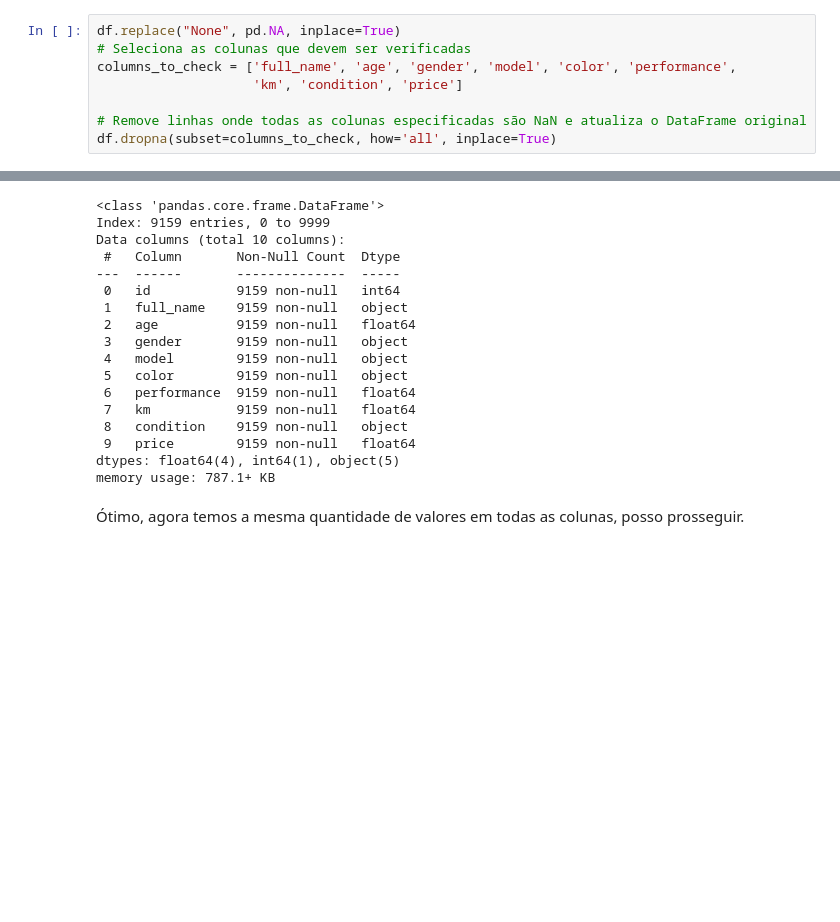
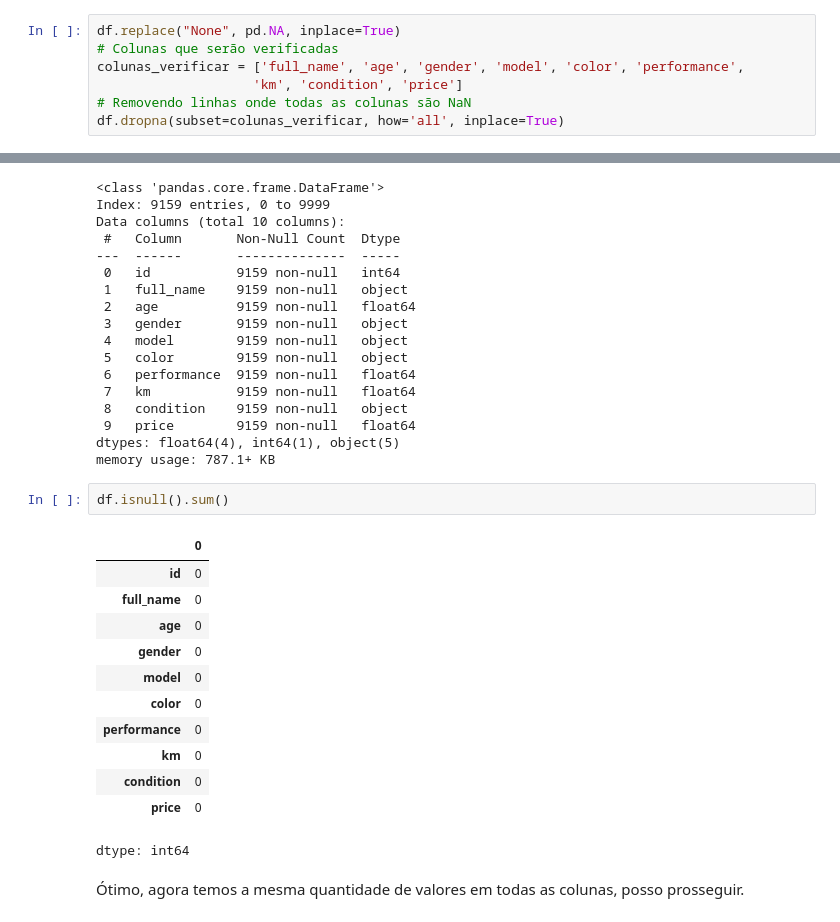
Before and after one commit to igormatuchewski/Analise-Exploratoria-Nissan, a Jupyter notebook: exploratoria_nissan.ipynb, the cells around one changed output, grey strips where cells are left out. Drawn from its saved outputs; the diff is of its cells as text; blank space fills up the shorter version.

```diff
--- a/exploratoria_nissan.ipynb
+++ b/exploratoria_nissan.ipynb
@@ -76,12 +76,11 @@ Verifiquei na análise acima que existem colunas com valores ausentes, então ag
 Primeiramente vou remover as linhas em que todos os dados são nulos, isso pode ter ocorrido devido um erro no banco de dados, ou um input indevido que gerou uma ocorrência de venda porém sem cliente, sem modelo de veículo e assim com todas as demais variáveis (colunas).
 # %%
 df.replace("None", pd.NA, inplace=True)
-# Seleciona as colunas que devem ser verificadas
-columns_to_check = ['full_name', 'age', 'gender', 'model', 'color', 'performance',
+# Colunas que serão verificadas
+colunas_verificar = ['full_name', 'age', 'gender', 'model', 'color', 'performance',
                     'km', 'condition', 'price']
-
-# Remove linhas onde todas as colunas especificadas são NaN e atualiza o DataFrame original
-df.dropna(subset=columns_to_check, how='all', inplace=True)
+# Removendo linhas onde todas as colunas são NaN
+df.dropna(subset=colunas_verificar, how='all', inplace=True)
 # %% [markdown]
 Agora vamos checar novamente.
 # %%
@@ -148,6 +147,21 @@ Data columns (total 10 columns):
  9   price        9159 non-null   float64
 dtypes: float64(4), int64(1), object(5)
 memory usage: 787.1+ KB
+# %%
+df.isnull().sum()
+# %% [output]
+|  | 0 |
+| id | 0 |
+| full_name | 0 |
+| age | 0 |
+| gender | 0 |
+| model | 0 |
+| color | 0 |
+| performance | 0 |
+| km | 0 |
+| condition | 0 |
+| price | 0 |
+dtype: int64
 # %% [markdown]
 Ótimo, agora temos a mesma quantidade de valores em todas as colunas, posso prosseguir.
 # %% [markdown]
```
Also changed, not shown: parts of 12 cells of this notebook.
